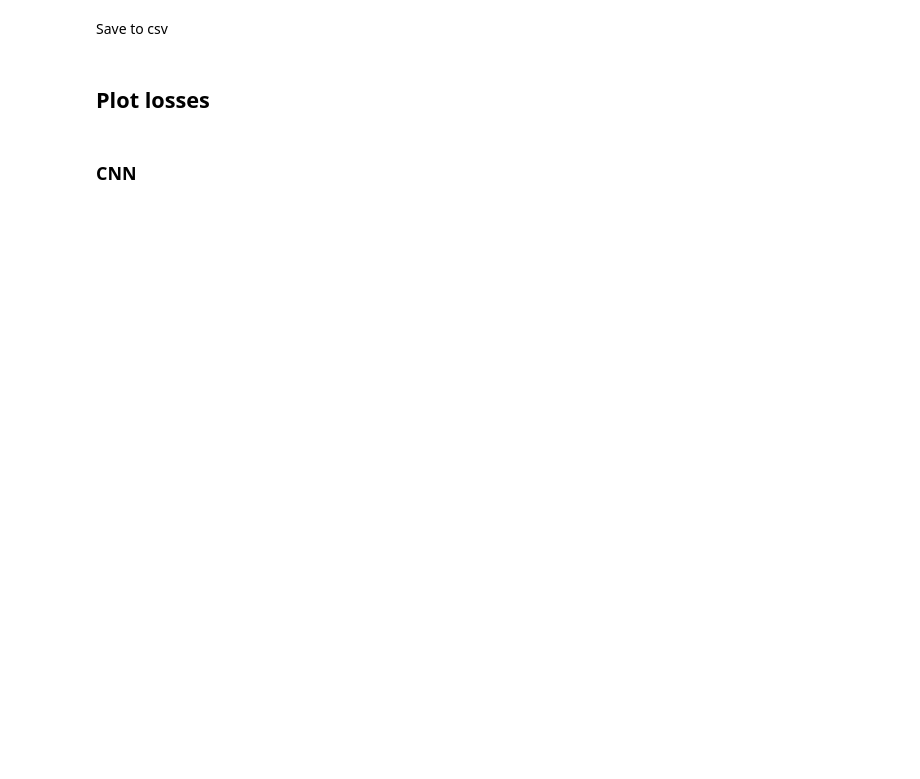
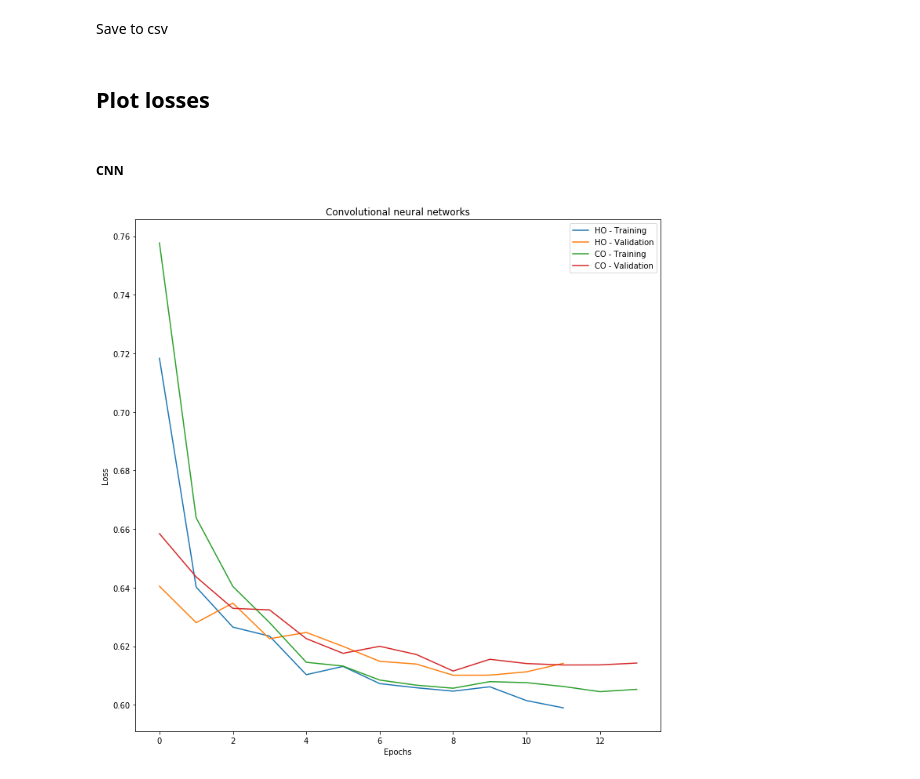
Before and after one commit to dominikklepl/Neural-Networks---Intracranial-hemorrhage-detection, a Jupyter notebook: 06_Evaluation.ipynb, the cells around one changed output. Drawn from its saved outputs; the diff is of its cells as text; code cells hidden in the pictures; blank space fills up the shorter version.

```diff
--- a/06_Evaluation.ipynb
+++ b/06_Evaluation.ipynb
@@ -30 +28,6 @@ PATH = "/gdrive/My Drive/results/"
+# %%
+BASE_PATH = "/gdrive/My Drive/ICH prediction/"
+TRUTH_DIR = BASE_PATH + "sets/"
+PREDICTIONS_DIR = BASE_PATH + "predictions/"
+HISTORY_DIR = BASE_PATH + "models/"
 # %% [markdown]
@@ -46,3 +51,10 @@ MLP_f = pd.read_csv(PATH + 'MLP_full_preds.csv',index_col='Unnamed: 0')
+# %%
+history_CNN_ch = pd.read_csv(HISTORY_DIR + "history_CNN_channels.csv")
+history_CNN_f = pd.read_csv(HISTORY_DIR + "history_CNN_full.csv")
+history_TS_ch = pd.read_csv(HISTORY_DIR + "history_transfer_channels.csv")
+history_TS_f = pd.read_csv(HISTORY_DIR + "history_transfer_full.csv")
+history_MLP_ch = pd.read_csv(HISTORY_DIR + "history_MLP_channels.csv")
+history_MLP_f = pd.read_csv(HISTORY_DIR + "history_MLP_full.csv")
 # %% [markdown]
 ## Calculate all performance metrics
 Return them as dataframes
@@ -173,4 +168,17 @@ score_MLP_f.to_csv(METRICS_DIR + "MLP_cg.csv")
 # %% [markdown]
 ## Plot losses
 # %% [markdown]
-### CNN
+##### CNN
+# %%
+plt.figure(num=1, figsize=(12,12))
+plt.ylabel('Loss')
+plt.xlabel('Epochs')
+plt.plot(history_CNN_ch.loss, label="HO - Training")
+plt.plot((history_CNN_ch.val_loss), label="HO - Validation")
+plt.plot(history_CNN_f.loss, label="CO - Training")
+plt.plot((history_CNN_f.val_loss), label="CO - Validation")
+plt.legend(loc='best')
+plt.title("Convolutional neural networks")
+plt.show()
+# %% [output]
+[figure, added]
```
Also changed, not shown: parts of 22 cells of this notebook.
